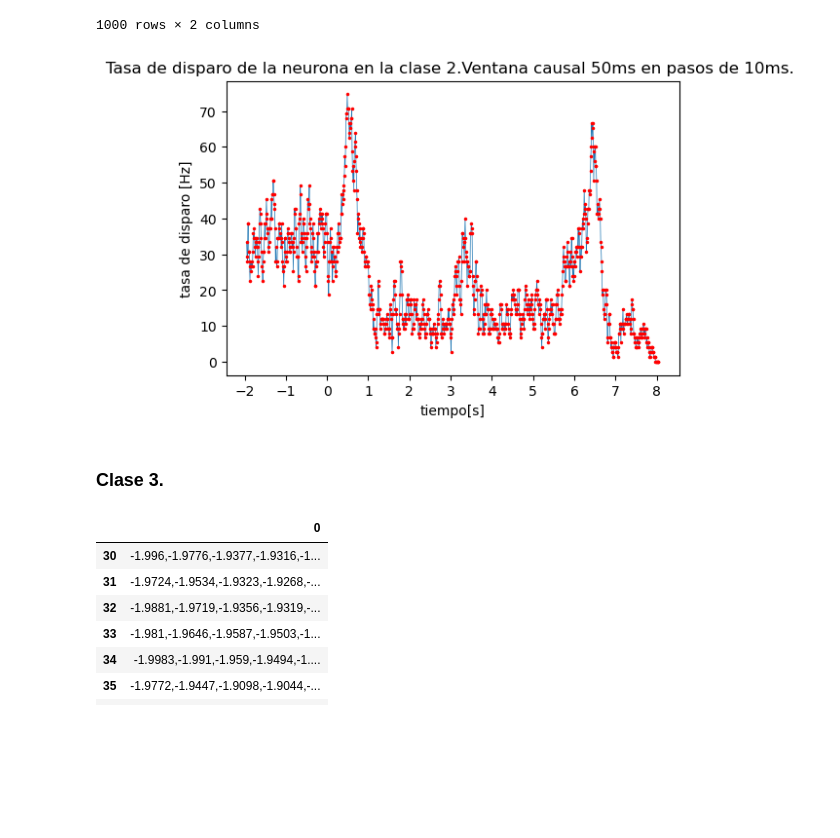
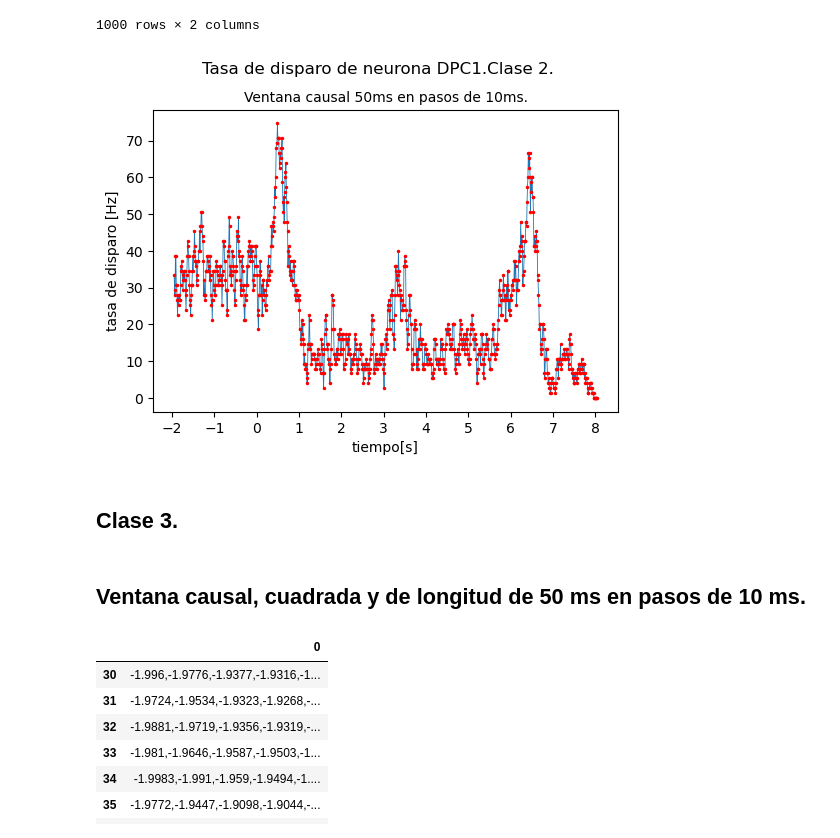
Before and after one commit to CarolinaBer/Practicas_Estadistica, a Jupyter notebook: Practica1_Est.ipynb, the cells around one changed output. Cells and saved outputs as stored; diff of their text form; code cells hidden in the pictures; blank space fills up the shorter version.

```diff
--- a/Practica1_Est.ipynb
+++ b/Practica1_Est.ipynb
@@ -23,7 +25,7 @@ import numpy as np
 from matplotlib import pyplot as plt
 # %%
 #Leemos el archivo csv.
-tiempos_neudpc_1 = pd.read_csv('Desktop/Practica1_Estadistica/TiemposNeuDPC1.csv',header=None, sep='\n')
+tiempos_neudpc_1 = pd.read_csv('Practica1_Estadistica/TiemposNeuDPC1.csv',header=None, sep='\n')
 # %%
 tiempos_neudpc_1 #Esta es la tabla generada, incluye los 60 ensayos totales.
 # %% [output]
@@ -368,3 +369,8 @@ for i in range(0,1000):
+# %%
+lista_extremos_final = []
+for i in range(0,1000):
+    lista_extremos_final.append(lista_tiempos[i][1])
+#lista_extremos_final
 # %%
 #Calculando la tasa de disparo como : #de espigas en un periodo / ancho de la ventana(s)*cantidad de ensayos
 tasa_disparo = list(map(lambda x: x/((0.05)*(15)), lista_suma))
@@ -547,16 +557,20 @@ df_tasa_disparo
 # %%
 lista_part_x = list(np.round(np.arange(-2,9,1),4))
 fig = plt.figure(dpi=100)
-plt.plot(df_tasa_disparo.tiempo,df_tasa_disparo.tasa_disparo, '-',df_tasa_disparo.tiempo,df_tasa_disparo.tasa_disparo,'ro',linewidth=0.5, markersize=1.5)
+plt.plot(df_tasa_disparo.tiempo,df_tasa_disparo.tasa_disparo, '-',df_tasa_disparo.tiempo,df_tasa_disparo.tasa_disparo,'ro',linewidth=0.6, markersize=1.5)
 plt.xticks(lista_part_x)
 plt.xlabel('tiempo[s]')
 plt.ylabel('tasa de disparo [Hz]')
-plt.title('Tasa de disparo de la neurona en la clase 2.Ventana causal 50ms en pasos de 10ms. ')
+plt.title('Ventana causal 50ms en pasos de 10ms.', fontsize=10)
+plt.suptitle('Tasa de disparo de neurona DPC1.Clase 2.',fontsize=12, y=1)
+plt.savefig("DPC1_Clase2_50_10.png",dpi=150)
 plt.show()
 # %% [output]
-[figure, old version]
+[figure, new version]
 # %% [markdown]
-<h3> Clase 3.
+<h2> Clase 3.
+# %% [markdown]
+<h2> Ventana causal, cuadrada y de longitud de 50 ms en pasos de 10 ms.
 # %%
 #Seleccionamos la tercera clase (del ensayo 30:45)
 clase3 = tiempos_neudpc_1[30:45]
```
Also changed, not shown: parts of 120 cells of this notebook.
